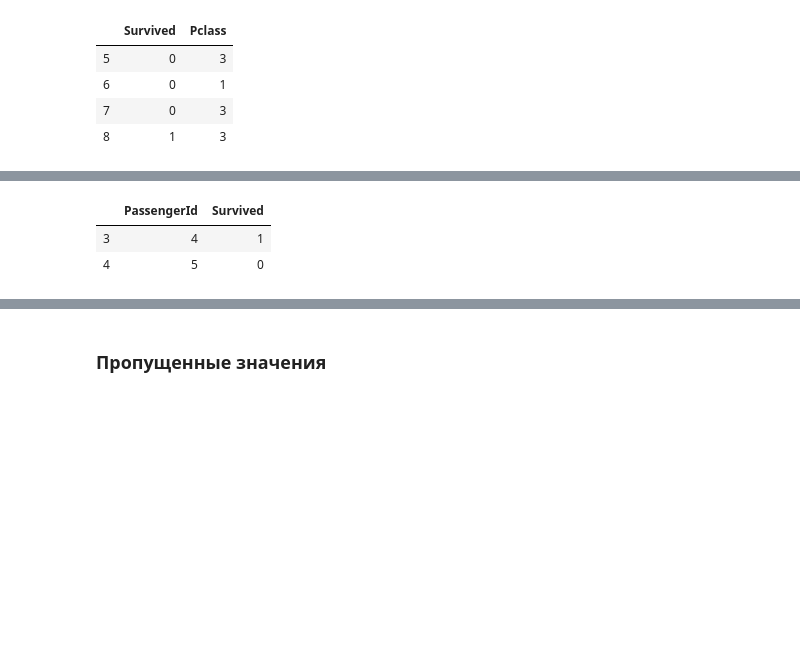
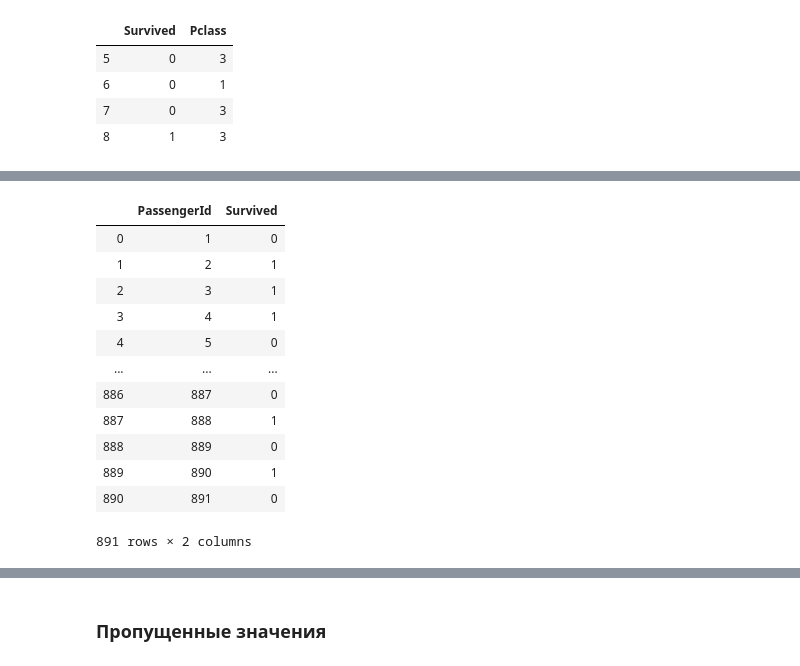
Before and after one commit to alnagaev/python_lessons, a Jupyter notebook: Знакомство с pandas (3).ipynb, the cells around one changed output, grey strips where cells are left out. Drawn from its saved outputs; the diff is of its cells as text; code cells hidden in the pictures; blank space fills up the shorter version.

```diff
--- a/Знакомство с pandas (3).ipynb
+++ b/Знакомство с pandas (3).ipynb
@@ -116,0 +137,3 @@ df['Age'].hist()
+# %%
+df['New'] = 5
+df
@@ -190,9 +252,19 @@ df.iloc[3:5]
 | 3 | 4 | 1 | 1 | Futrelle, Mrs. Jacques Heath (Lil... | female | 35.0 | 1 | 0 | 113803 | 53.10 | ... |
 | 4 | 5 | 0 | 3 | Allen, Mr. William Henry | male | 35.0 | 0 | 0 | 373450 | 8.05 | ... |
 # %%
-df.iloc[3:5, 0:2]
+df.iloc[:, 0:2]
 # %% [output]
 |  | PassengerId | Survived |
+| 0 | 1 | 0 |
+| 1 | 2 | 1 |
+| 2 | 3 | 1 |
 | 3 | 4 | 1 |
 | 4 | 5 | 0 |
+| ... | ... | ... |
+| 886 | 887 | 0 |
+| 887 | 888 | 1 |
+| 888 | 889 | 0 |
+| 889 | 890 | 1 |
+| 890 | 891 | 0 |
+891 rows × 2 columns
 # %%
```
Also changed, not shown: parts of 19 cells of this notebook.
